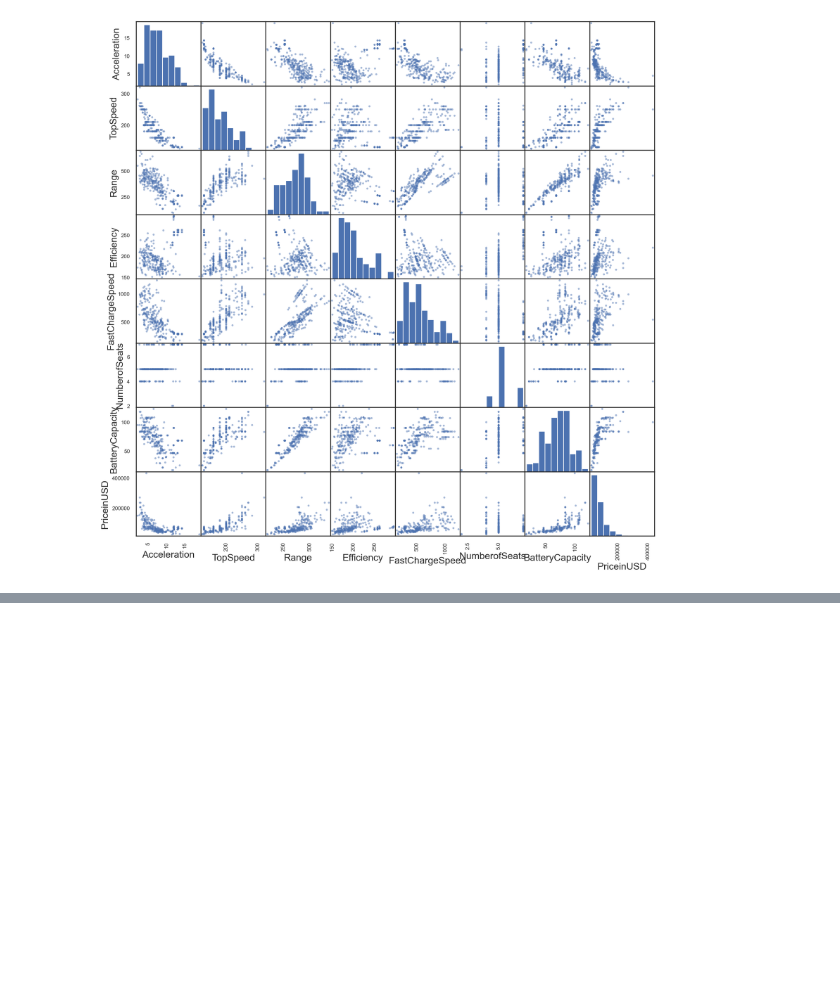
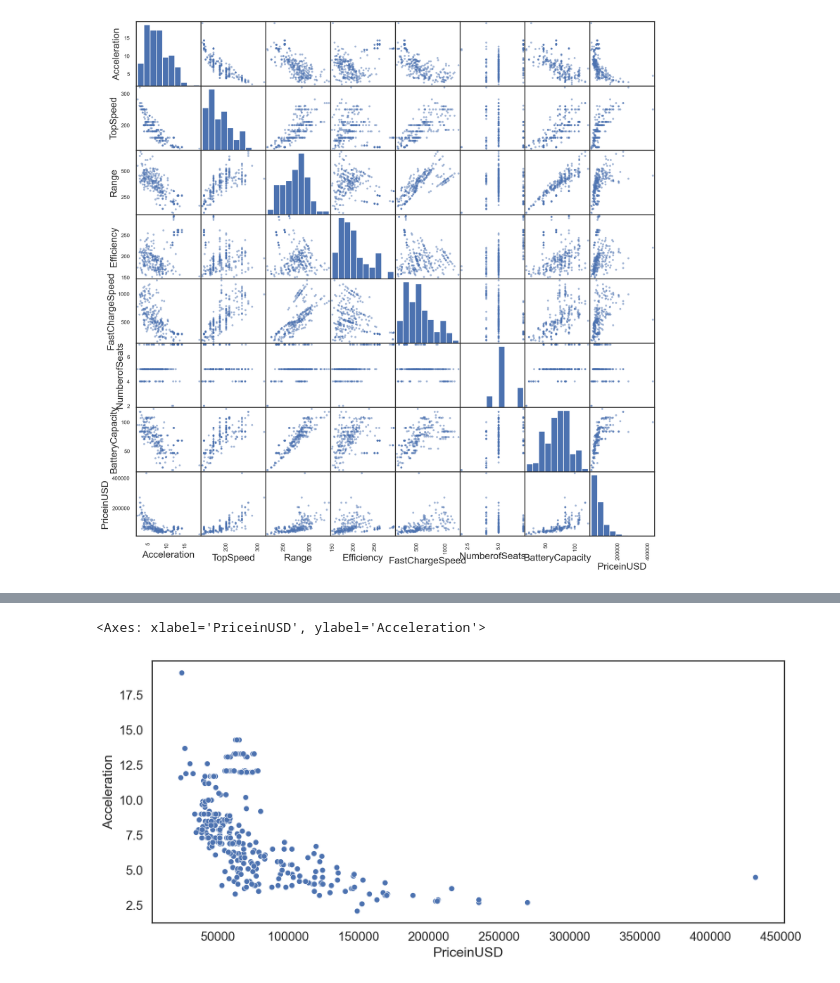
Before and after one commit to rappelrx/cogs108-project, a Jupyter notebook: EDACheckpointGroup_Sp23_yippee.ipynb, the cells around one changed output, grey strips where cells are left out. Cells and saved outputs as stored; diff of their text form; code cells hidden in the pictures; blank space fills up the shorter version.

Commit message:
intial EDA on cheapEVs dataset

```diff
--- a/EDACheckpointGroup_Sp23_yippee.ipynb
+++ b/EDACheckpointGroup_Sp23_yippee.ipynb
@@ -372,0 +390,8 @@ fig = pd.plotting.scatter_matrix(cheapEVs[['Acceleration','TopSpeed', 'Range', '
+# %%
+# Now lets take a deeper dive into some of more interesting variables related to price
+# Lets see how price affects the acceleration of an EV
+sns.scatterplot(data=cheapEVs, x='PriceinUSD', y='Acceleration')
+# It seems to be almost a logarithmic relation between the two variables
+# %% [output]
+<Axes: xlabel='PriceinUSD', ylabel='Acceleration'>
+[figure, added]
```
Also changed, not shown: parts of 6 cells of this notebook.
